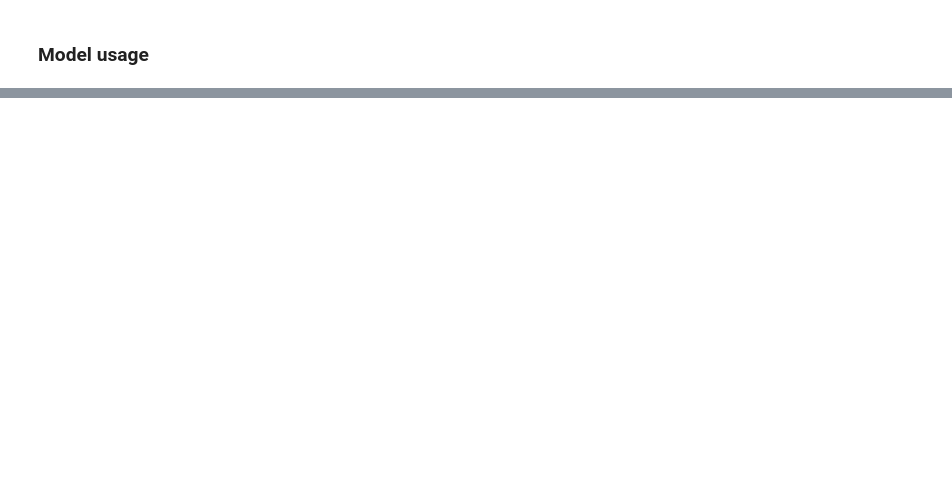
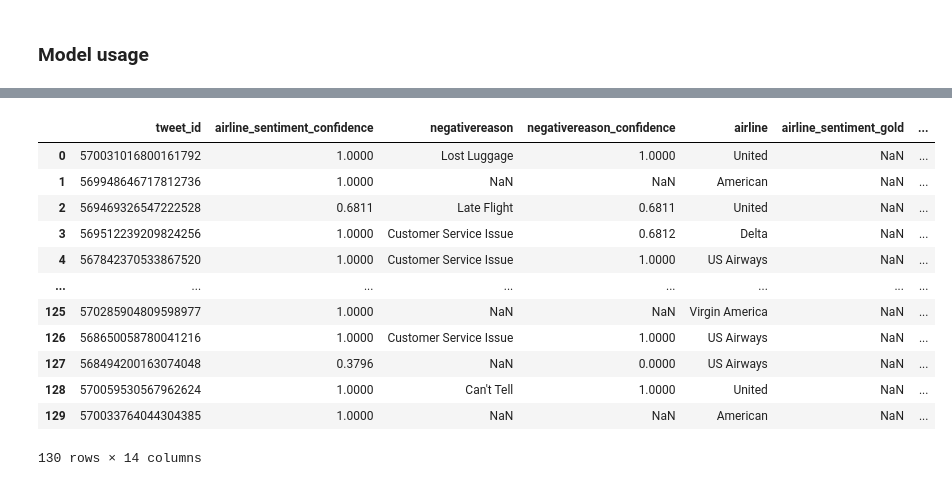
Before and after one commit to sipocz/Twitter-Sentiment-Analysis-AI-Challenge, a Jupyter notebook: Sentiment_Net.ipynb, the cells around one changed output, grey strips where cells are left out. Cells and saved outputs as stored; diff of their text form; code cells hidden in the pictures; blank space fills up the shorter version.

```diff
--- a/Sentiment_Net.ipynb
+++ b/Sentiment_Net.ipynb
@@ -392,3 +446,19 @@ print(len(test_df))
+# %%
+test_df.head(130)
+# %% [output]
+|  | tweet_id | airline_sentiment_confidence | negativereason | negativereason_confidence | airline | airline_sentiment_gold | ... |
+| 0 | 570031016800161792 | 1.0000 | Lost Luggage | 1.0000 | United | NaN | ... |
+| 1 | 569948646717812736 | 1.0000 | NaN | NaN | American | NaN | ... |
+| 2 | 569469326547222528 | 0.6811 | Late Flight | 0.6811 | United | NaN | ... |
+| 3 | 569512239209824256 | 1.0000 | Customer Service Issue | 0.6812 | Delta | NaN | ... |
+| 4 | 567842370533867520 | 1.0000 | Customer Service Issue | 1.0000 | US Airways | NaN | ... |
+| ... | ... | ... | ... | ... | ... | ... | ... |
+| 125 | 570285904809598977 | 1.0000 | NaN | NaN | Virgin America | NaN | ... |
+| 126 | 568650058780041216 | 1.0000 | Customer Service Issue | 1.0000 | US Airways | NaN | ... |
+| 127 | 568494200163074048 | 0.3796 | NaN | 0.0000 | US Airways | NaN | ... |
+| 128 | 570059530567962624 | 1.0000 | Can't Tell | 1.0000 | United | NaN | ... |
+| 129 | 570033764044304385 | 1.0000 | NaN | NaN | American | NaN | ... |
+130 rows × 14 columns
 # %%
 test_df["clean_text"]=sentences_list[:2640]
 # %%
```
Also changed, not shown: parts of 14 cells of this notebook.
